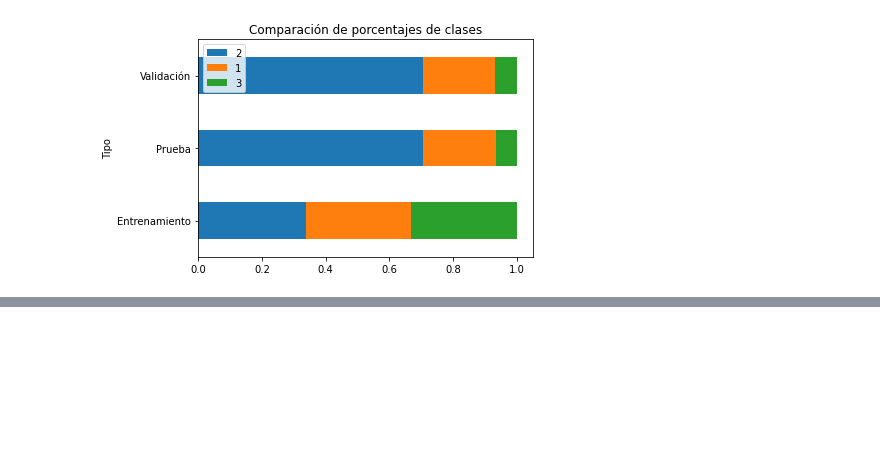
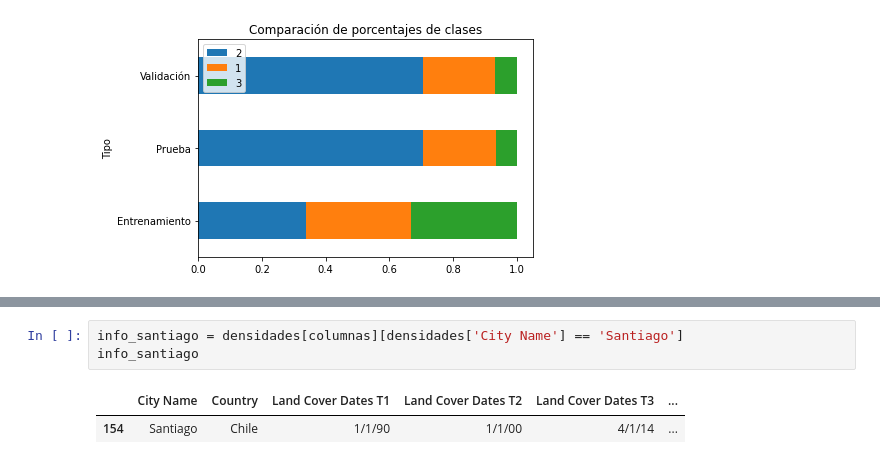
Before and after one commit to JEnriqueBonilla/Ejemplo-Binder, a Jupyter notebook: 02_Imagenes_satelitales.ipynb, the cells around one changed output, grey strips where cells are left out. Saved outputs shown, nothing was run; the diff lists cells and outputs as text; blank space fills up the shorter version.

```diff
--- a/02_Imagenes_satelitales.ipynb
+++ b/02_Imagenes_satelitales.ipynb
@@ -290,0 +299,6 @@ df_clases.plot(
+# %%
+info_santiago = densidades[columnas][densidades['City Name'] == 'Santiago']
+info_santiago
+# %% [output]
+|  | City Name | Country | Land Cover Dates T1 | Land Cover Dates T2 | Land Cover Dates T3 | ... |
+| 154 | Santiago | Chile | 1/1/90 | 1/1/00 | 4/1/14 | ... |
```
Also changed, not shown: parts of 18 cells of this notebook, 3 other files.
